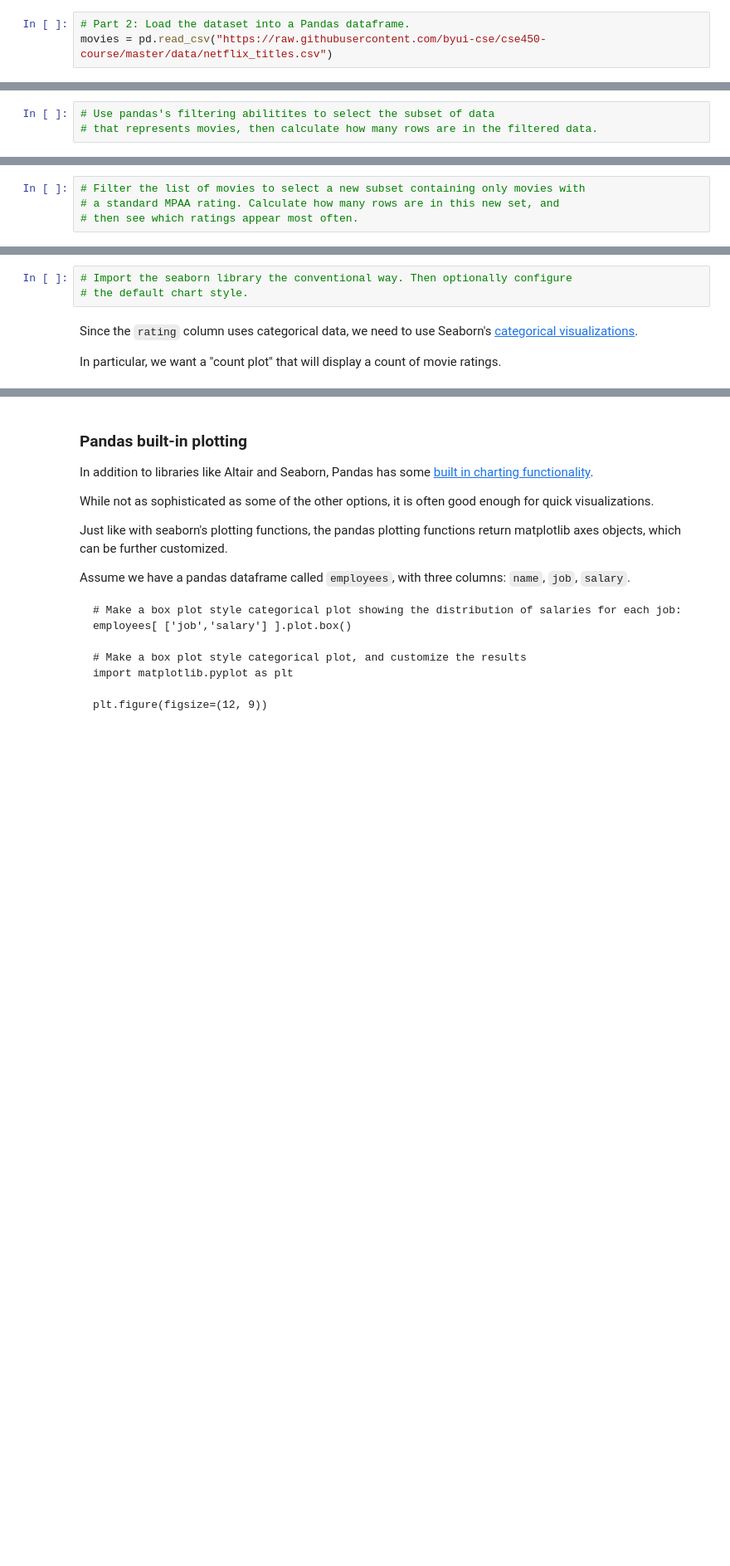
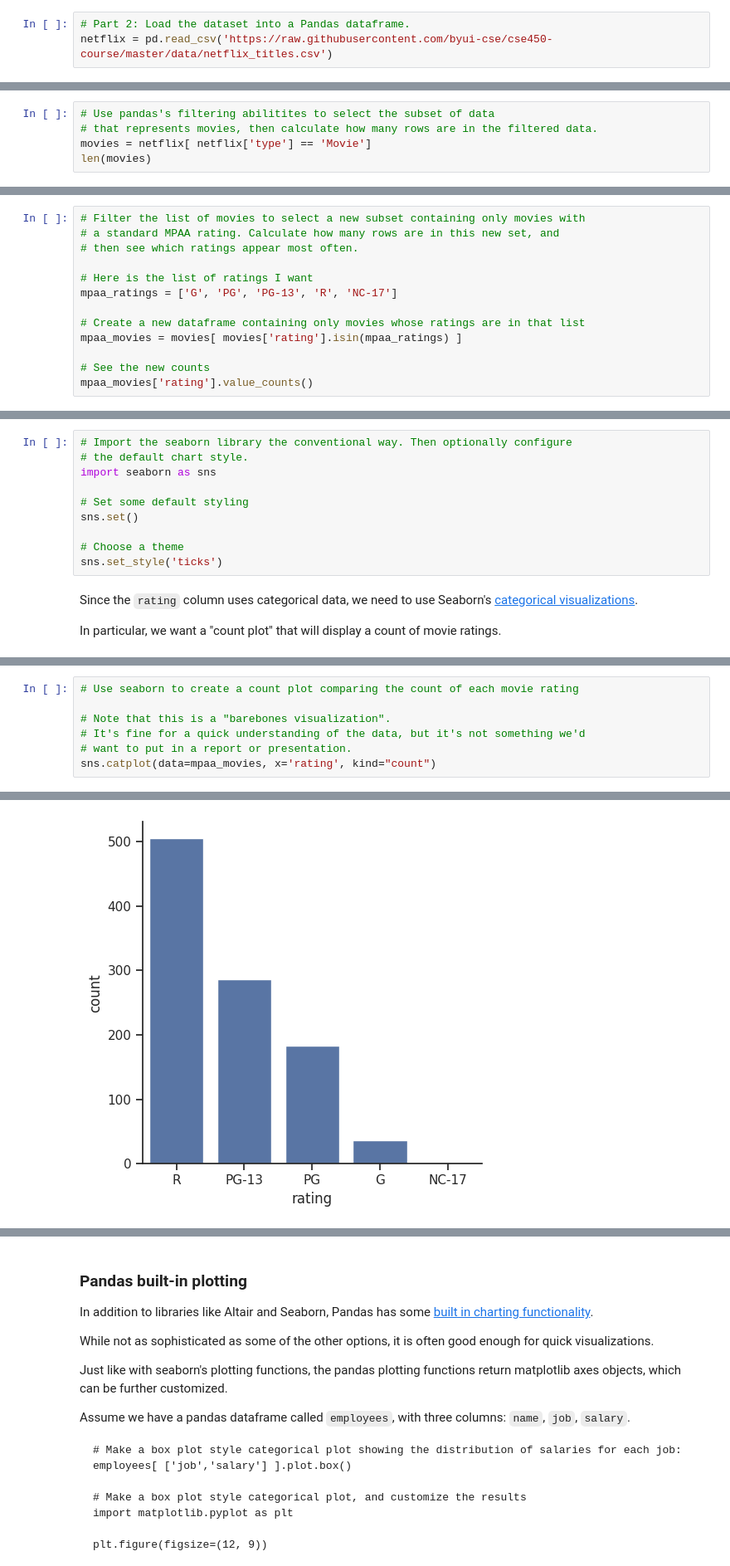
Before and after one commit to Moroni-MB/CSE_team_activity4, a Jupyter notebook: notebooks/Exploration_01.ipynb, the cells around one changed output, grey strips where cells are left out. Shown at 83% size. Cells and saved outputs as stored; diff of their text form; blank space fills up the shorter version.

```diff
--- a/notebooks/Exploration_01.ipynb
+++ b/notebooks/Exploration_01.ipynb
@@ -42,6 +42,6 @@ Some questions you might ask include:
 * Do any of the columns have missing values?
 # %%
 # Part 2: Load the dataset into a Pandas dataframe.
-movies = pd.read_csv("https://raw.githubusercontent.com/byui-cse/cse450-course/master/data/netflix_titles.csv")
+netflix = pd.read_csv('https://raw.githubusercontent.com/byui-cse/cse450-course/master/data/netflix_titles.csv')
 # %%
 # Then, explore the data by seeing what the first few rows look like.
@@ -86,3 +91,5 @@ Once we have the subset, we should see how many rows it contains. There are a [v
 # %%
 # Use pandas's filtering abilitites to select the subset of data
 # that represents movies, then calculate how many rows are in the filtered data.
+movies = netflix[ netflix['type'] == 'Movie']
+len(movies)
@@ -103,3 +131,12 @@ Let's [filter some more](https://pandas.pydata.org/docs/getting_started/intro_tu
 # Filter the list of movies to select a new subset containing only movies with
 # a standard MPAA rating. Calculate how many rows are in this new set, and
 # then see which ratings appear most often.
+
+# Here is the list of ratings I want
+mpaa_ratings = ['G', 'PG', 'PG-13', 'R', 'NC-17']
+
+# Create a new dataframe containing only movies whose ratings are in that list
+mpaa_movies = movies[ movies['rating'].isin(mpaa_ratings) ]
+
+# See the new counts
+mpaa_movies['rating'].value_counts()
@@ -188,6 +263,13 @@ Optionally, you may wish to set some default chart aesthetics by [setting the ch
 # %%
 # Import the seaborn library the conventional way. Then optionally configure
 # the default chart style.
+import seaborn as sns
+
+# Set some default styling
+sns.set()
+
+# Choose a theme
+sns.set_style('ticks')
 # %% [markdown]
 Since the `rating` column uses categorical data, we need to use Seaborn's [categorical visualizations](https://seaborn.pydata.org/tutorial/categorical.html).
 
@@ -196,0 +277,8 @@ In particular, we want a "count plot" that will display a count of movie ratings
+# %%
+# Use seaborn to create a count plot comparing the count of each movie rating
+
+# Note that this is a "barebones visualization".
+# It's fine for a quick understanding of the data, but it's not something we'd
+# want to put in a report or presentation.
+sns.catplot(data=mpaa_movies, x='rating', kind="count")
+# %% [output]
@@ -196,0 +286 @@ In particular, we want a "count plot" that will display a count of movie ratings
+[figure, added]
```
Also changed, not shown: parts of 19 cells of this notebook.
